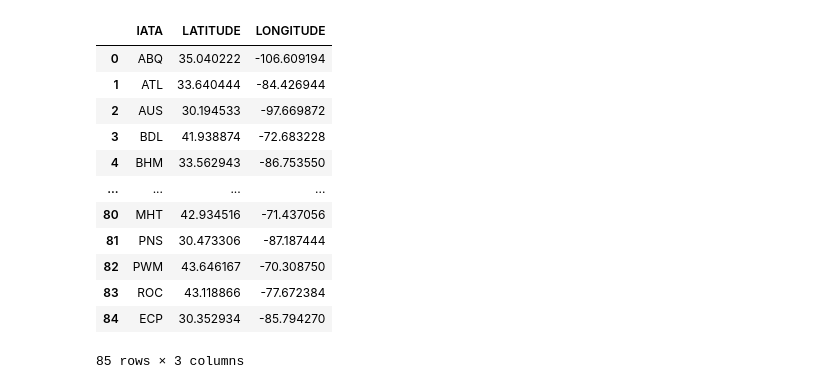
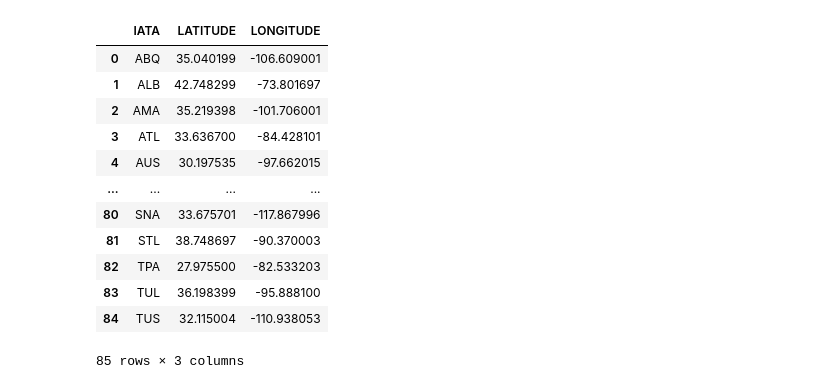
Before and after one commit to krutalp/Airline_Route_Analytics, a Jupyter notebook: Nihaar/Nihaar.ipynb, the cells around one changed output. Cells and saved outputs as stored; diff of their text form; code cells hidden in the pictures.

```diff
--- a/Nihaar/Nihaar.ipynb
+++ b/Nihaar/Nihaar.ipynb
@@ -66,21 +5,23 @@ sw_airports_location
-# %%
-ECP_row={'IATA':'ECP','LATITUDE':30.352934,'LONGITUDE':-85.79427}
-sw_airports_location=sw_airports_location.append(ECP_row,ignore_index=True)
-sw_airports_location
-# %% [output]
-|  | IATA | LATITUDE | LONGITUDE |
-| 0 | ABQ | 35.040222 | -106.609194 |
-| 1 | ATL | 33.640444 | -84.426944 |
-| 2 | AUS | 30.194533 | -97.669872 |
-| 3 | BDL | 41.938874 | -72.683228 |
-| 4 | BHM | 33.562943 | -86.753550 |
-| ... | ... | ... | ... |
-| 80 | MHT | 42.934516 | -71.437056 |
-| 81 | PNS | 30.473306 | -87.187444 |
-| 82 | PWM | 43.646167 | -70.308750 |
-| 83 | ROC | 43.118866 | -77.672384 |
-| 84 | ECP | 30.352934 | -85.794270 |
-85 rows × 3 columns
+# %%
+sw_data=pd.read_csv("FINAL_EDGE_TABLE.csv",usecols=['Origin_Airport_Code','origin_lat','origin_long','passengers','sum_departures_performed'])
+sw_airports_location=sw_data[['Origin_Airport_Code','origin_lat','origin_long']].drop_duplicates(keep='first').reset_index(drop=True)
+renaming={'Origin_Airport_Code':'IATA','origin_lat':'LATITUDE','origin_long':'LONGITUDE'}
+sw_airports_location.rename(columns=renaming,inplace=True)
+sw_airports_location
+# %% [output]
+|  | IATA | LATITUDE | LONGITUDE |
+| 0 | ABQ | 35.040199 | -106.609001 |
+| 1 | ALB | 42.748299 | -73.801697 |
+| 2 | AMA | 35.219398 | -101.706001 |
+| 3 | ATL | 33.636700 | -84.428101 |
+| 4 | AUS | 30.197535 | -97.662015 |
+| ... | ... | ... | ... |
+| 80 | SNA | 33.675701 | -117.867996 |
+| 81 | STL | 38.748697 | -90.370003 |
+| 82 | TPA | 27.975500 | -82.533203 |
+| 83 | TUL | 36.198399 | -95.888100 |
+| 84 | TUS | 32.115004 | -110.938053 |
+85 rows × 3 columns
 # %%
 #Function that calculates the haversine distance between two sets of coordinates
 from sklearn.metrics.pairwise import haversine_distances
```
Also changed, not shown: parts of 8 cells of this notebook, 1 other file.
